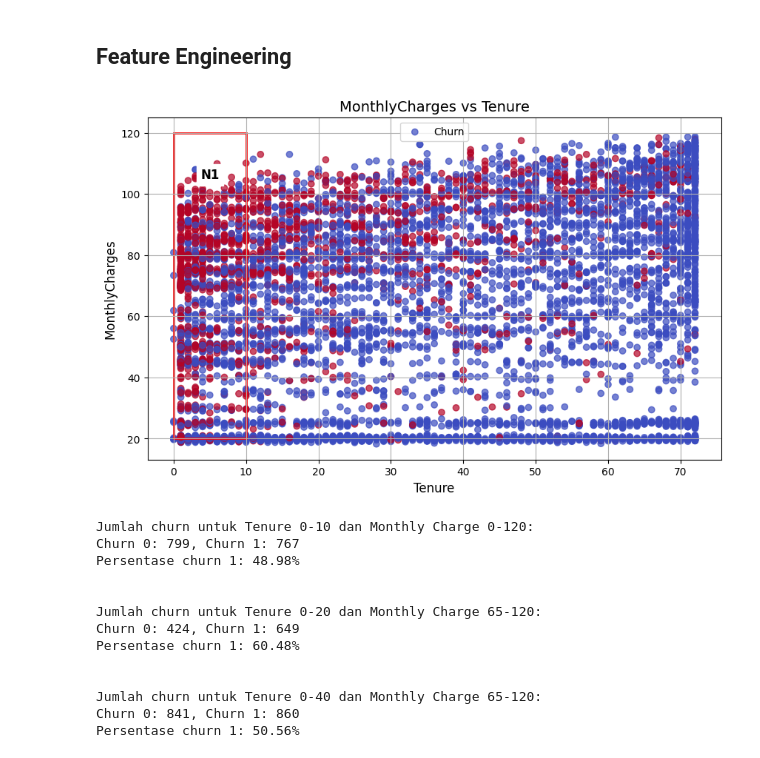
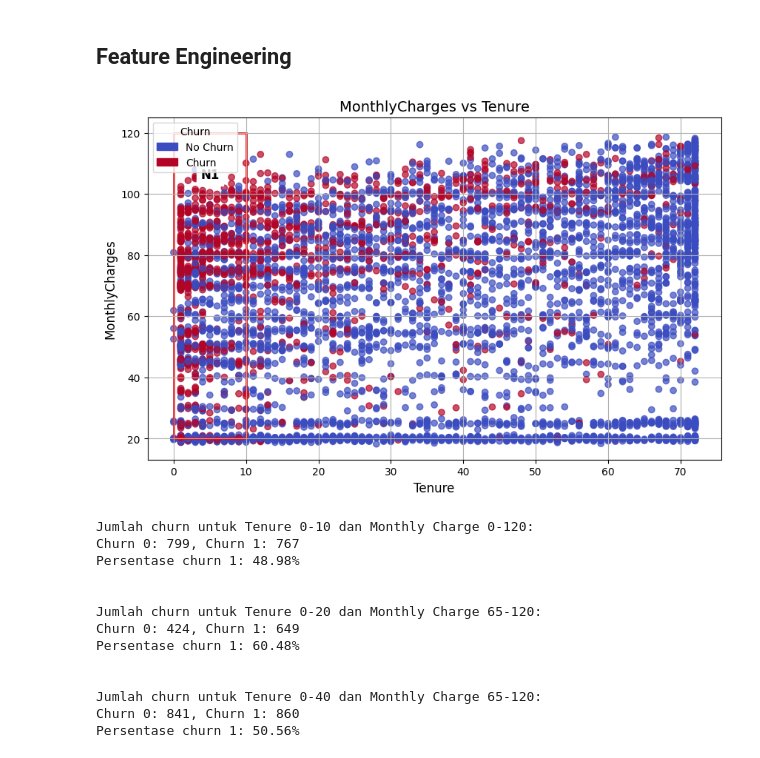
Before and after one commit to rrofiikkk/machine-learning, a Jupyter notebook: churn-telecom-stacking.ipynb, the cells around one changed output. Saved outputs shown, nothing was run; the diff lists cells and outputs as text; code cells hidden in the pictures.

```diff
--- a/churn-telecom-stacking.ipynb
+++ b/churn-telecom-stacking.ipynb
@@ -182,23 +184,37 @@ X_train.shape, X_test.shape, y_train.shape, y_test.shape
 # %% [markdown]
 ## Feature Engineering
 # %%
-# Membuat scatter plot
+import matplotlib.patches as mpatches
+
+# Scatter plot
 plt.figure(figsize=(10, 6))
-plt.scatter(df['tenure'], df['MonthlyCharges'], c=df['Churn'], cmap='coolwarm', label='Churn', alpha=0.7)
+scatter = plt.scatter(
+    X_train['tenure'],
+    X_train['MonthlyCharges'],
+    c=y_train,
+    cmap=plt.cm.get_cmap('coolwarm', 2),  # Gunakan 2 warna saja: 0 dan 1
+    alpha=0.7
+)
 
+# Titik dan anotasi kotak
 plt.text(5, 105, 'N1', fontsize=12, ha='center', color='black', fontweight='bold', backgroundcolor='white')
-
 plt.gca().add_patch(plt.Rectangle((0, 20), 10, 100, linewidth=2, edgecolor='red', facecolor='none'))
 
+# Legend dengan warna eksplisit untuk 0 dan 1
+legend_labels = [
+    mpatches.Patch(color=plt.cm.coolwarm(0.0), label='No Churn'),   # warna biru
+    mpatches.Patch(color=plt.cm.coolwarm(1.0), label='Churn')       # warna merah
+]
+plt.legend(handles=legend_labels, title='Churn')
+
+# Axis dan title
 plt.title('MonthlyCharges vs Tenure', fontsize=14)
 plt.xlabel('Tenure', fontsize=12)
 plt.ylabel('MonthlyCharges', fontsize=12)
-
-plt.legend()
 plt.grid(True)
 plt.show()
 # %% [output]
-[figure, old version]
+[figure, new version]
 # %%
 # Menentukan kondisi untuk Tenure 0-10 dan Monthly Charges 0-120
 condition_1 = (X_train['tenure'] >= 0) & (X_train['tenure'] <= 10) & (X_train['MonthlyCharges'] >= 0) & (X_train['MonthlyCharges'] <= 120)
```
Also changed, not shown: parts of 15 cells of this notebook, 3 other files.
